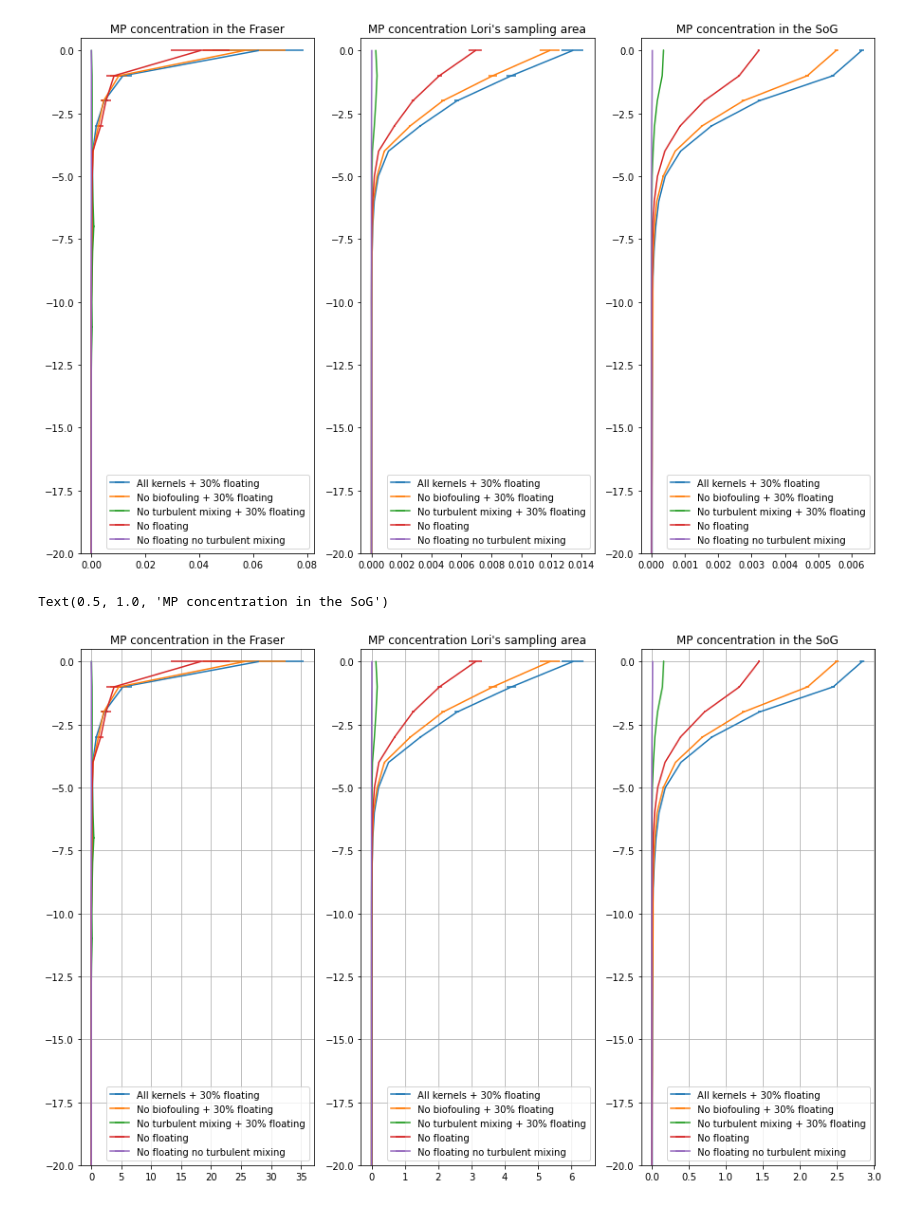
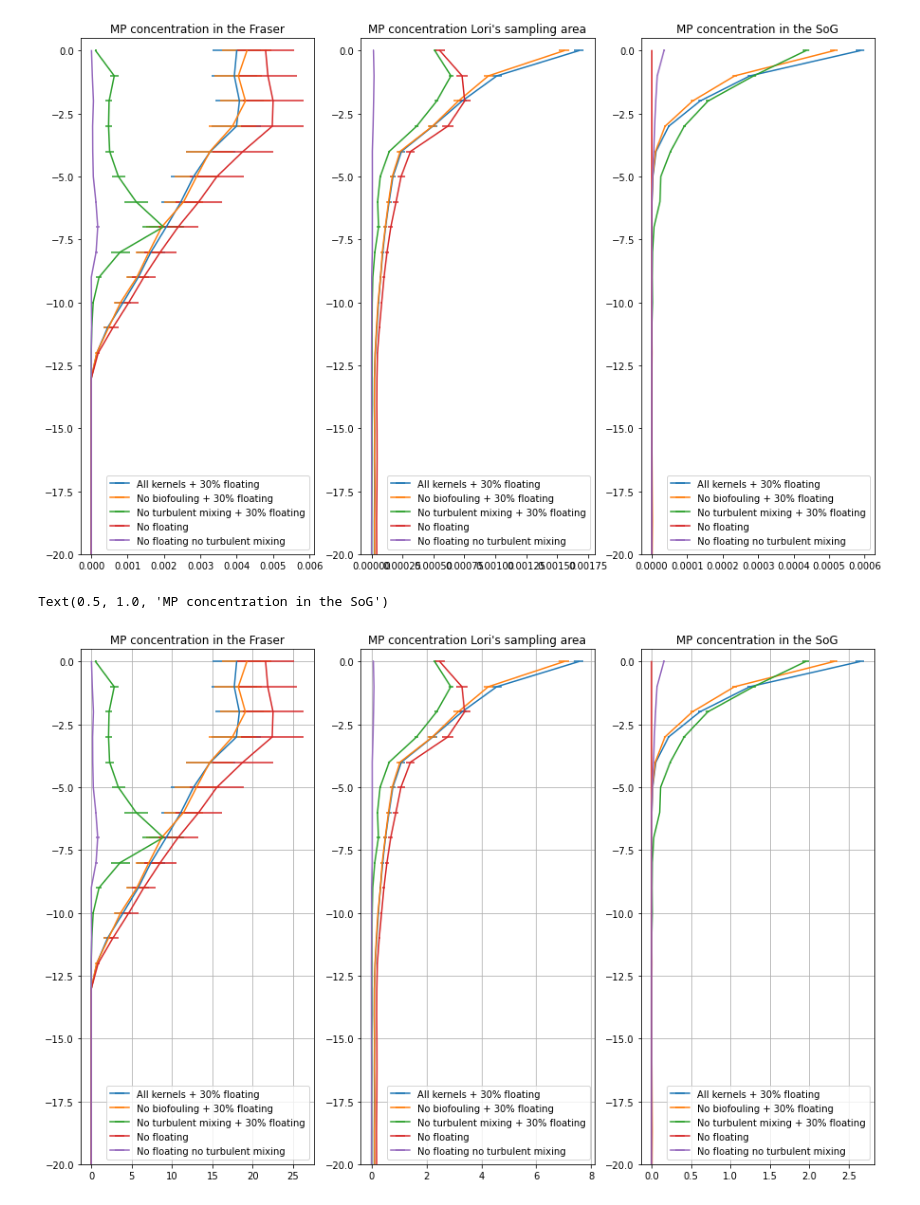
Before and after one commit to SalishSeaCast/analysis-jose, a Jupyter notebook: notebooks/parcels/Remote/Fibres/concentration.ipynb, the cells around one changed output. Saved outputs shown, nothing was run; the diff lists cells and outputs as text; code cells hidden in the pictures.

```diff
--- a/notebooks/parcels/Remote/Fibres/concentration.ipynb
+++ b/notebooks/parcels/Remote/Fibres/concentration.ipynb
@@ -89,8 +89,8 @@ def mapanimation(file,clon,clat,fps=1,local=1):
 # %%
 z = mask.gdepw_0[0,:,240,340]
 cend=conc*0.01*(2118/5)*(2*3600/2.6e6)/2
-cend1=conc1*0.01*(2118/5)*(2*3600/2.6e6)/2-cend
-# cend2=conc2*0.1*(2118/5)*(2*3600/2.6e6)
+cend1=(conc1*0.01*(2118/5)*(2*3600/2.6e6)/2)-cend
+cend2=conc2*0.01*(2118/5)*(2*3600/2.6e6)/2
 # cend3=conc3*0.1*(2118/5)*(2*3600/2.6e6)
 
 fig = plt.figure(figsize=(19, 8))
@@ -105,7 +105,7 @@ cmap = matplotlib.colors.ListedColormap(colors,"", len(colors))
 
 
 # #axs.contourf(coords.nav_lon, coords.nav_lat, mask.bathym[0,:,:],levels=np.arange(0,400,10),cmap=cmocean.cm.deep,alpha=1)
-a=axs.contourf(coords.nav_lon, coords.nav_lat, cend1[:,:,0],levels=np.arange(-5,5,0.5),cmap='bwr')
+a=axs.contourf(coords.nav_lon, coords.nav_lat, cend1[:,:,0],levels=np.arange(-10,10,0.5),cmap='bwr')
  #axs.scatter(frs_lon,frs_lat)
 axs.contourf(coords.nav_lon, coords.nav_lat, mask.tmask[0, 0, ...], levels=[-0.01, 0.01], colors='lightgray')
 
@@ -132,7 +132,7 @@ cbar = fig.colorbar(im, location='bottom',aspect=60,shrink=0.3,pad=0.05)
 
 cbar.set_label('MP concentration')
 
-ax.add_patch(mpatches.Rectangle(xy=[-123.7,49.2], width=0.4, height=0.1,
+ax.add_patch(mpatches.Rectangle(xy=[-124,49.3], width=0.2, height=0.1,
                                     facecolor=(245/255, 255/255, 40/255),
                                     alpha=0.5,
                                     transform=crs.PlateCarree(),zorder=5)
@@ -148,6 +148,18 @@ ax.add_patch(mpatches.Rectangle(xy=[-123.2,49.1], width=0.04, height=0.03,
                                     transform=crs.PlateCarree(),zorder=5)
                  )
 
+ax.add_patch(mpatches.Rectangle(xy=[-123.5,48.25], width=0.2, height=0.1,
+                                    facecolor='black',
+                                    alpha=0.5,
+                                    transform=crs.PlateCarree(),zorder=5)
+                 )
+
+ax.add_patch(mpatches.Rectangle(xy=[-123.35,48.5], width=0.2, height=0.1,
+                                    facecolor='black',
+                                    alpha=0.5,
+                                    transform=crs.PlateCarree(),zorder=5)
+                 )
+
 ax.text(-0.05, 0.55, 'Latitude', va='bottom', ha='center',
         rotation='vertical', rotation_mode='anchor',
         transform=ax.transAxes, fontsize=14,weight="bold")
@@ -219,0 +252,18 @@ def MP_measur(ax,RES):
+# %%
+def MP_measure2(ax,conc,label):
+    Fraser_MP,Fraser_SE=get_conc(48.25,48.35,-123.5,-123.3,conc)
+
+    ax.errorbar(Fraser_MP, -z, xerr = Fraser_SE,label=label)
+    ax.legend()
+    ax.set_ylim(-100,0.5)
+
+
+
+fig,axs=plt.subplots(1,1,figsize=(5,10))
+label = ['All kernels + 30% floating','No biofouling + 30% floating','No turbulent mixing + 30% floating','No floating','No floating no turbulent mixing']
+
+MP_measure2(axs,conc,label[0])
+MP_measure2(axs,conc1,label[1])
+MP_measure2(axs,conc2,label[2])
+MP_measure2(axs,conc3,label[3])
+MP_measure2(axs,conc4,label[4])
@@ -220,7 +272,7 @@ def MP_measur(ax,RES):
 # %%
 def MP_measure(ax,conc,label):
     Fraser_MP,Fraser_SE=get_conc(49.1,49.13,-123.2,-123.16,conc)
-    SoG_MP,SoG_SE =get_conc(49.2,49.3,-123.7,-123.3,conc)
+    SoG_MP,SoG_SE =get_conc(49.3,49.4,-124,-123.8,conc)
     Lori_MP,Lori_SE =get_conc(49.1,49.36,-123.3,-123.2,conc)
     ax[1].errorbar(Lori_MP, -z, xerr = Lori_SE,label=label)
     ax[0].errorbar(Fraser_MP, -z, xerr = Fraser_SE,label=label)
@@ -235,22 +287,22 @@ def MP_measure(ax,conc,label):
 # %%
 fig,axs=plt.subplots(1,3,figsize=(15,10))
 label = ['All kernels + 30% floating','No biofouling + 30% floating','No turbulent mixing + 30% floating','No floating','No floating no turbulent mixing']
 
 F1,FE1,L1,LE1,S1,SE1=MP_measure(axs,conc,label[0])
 F2,FE2,L2,LE2,S2,SE2=MP_measure(axs,conc1,label[1])
 F3,FE3,L3,LE3,S3,SE3=MP_measure(axs,conc2,label[2])
 F4,FE4,L4,LE4,S4,SE4=MP_measure(axs,conc3,label[3])
 F5,FE5,L5,LE5,S5,SE5=MP_measure(axs,conc4,label[4])
 axs[0].set_title('MP concentration in the Fraser')
 axs[1].set_title("MP concentration Lori's sampling area")
 axs[2].set_title('MP concentration in the SoG')
 dict = {'F1':F1,'FE1':FE1,'L1':L1,'LE1':LE1,'S1':S1,'SE1':SE1,'F2':F2,'FE2':FE2,'L2':L2,'LE2':LE2,'S2':S2,'SE2':SE2,'F3':F3,'FE3':FE3,'L3':L3,'LE3':LE3,'S3':S3,'SE3':SE3,'F4':F4,'FE4':FE4,'L4':L4,'LE4':LE4,'S4':S4,'SE4':SE4,'F5':F5,'FE5':FE5,'L5':L5,'LE5':LE5,'S5':S5,'SE5':SE5}
 df = pd.DataFrame(dict)
-df.to_csv('resultsnSummer2.csv')
+df.to_csv('resultsnSummer5.csv')
 # %% [output]
-[figure, old version]
+[figure, new version]
 # %%
-RES = pd.read_csv('resultsnSummer2.csv')*450
+RES = pd.read_csv('resultsnSummer5.csv')*4500
 fig,axs=plt.subplots(1,3,figsize=(15,10))
 MP_measur(axs,RES)
 axs[0].set_title('MP concentration in the Fraser')
@@ -261,7 +313,7 @@ axs[2].grid()
 axs[2].set_title('MP concentration in the SoG')
 # %% [output]
 Text(0.5, 1.0, 'MP concentration in the SoG')
-[figure, old version]
+[figure, new version]
 # %%
 # RES = pd.read_csv('resultsn.csv')*4500
 # fig,axs=plt.subplots(1,3,figsize=(15,10))
```
Also changed, not shown: parts of 5 cells of this notebook, 7 other files.
